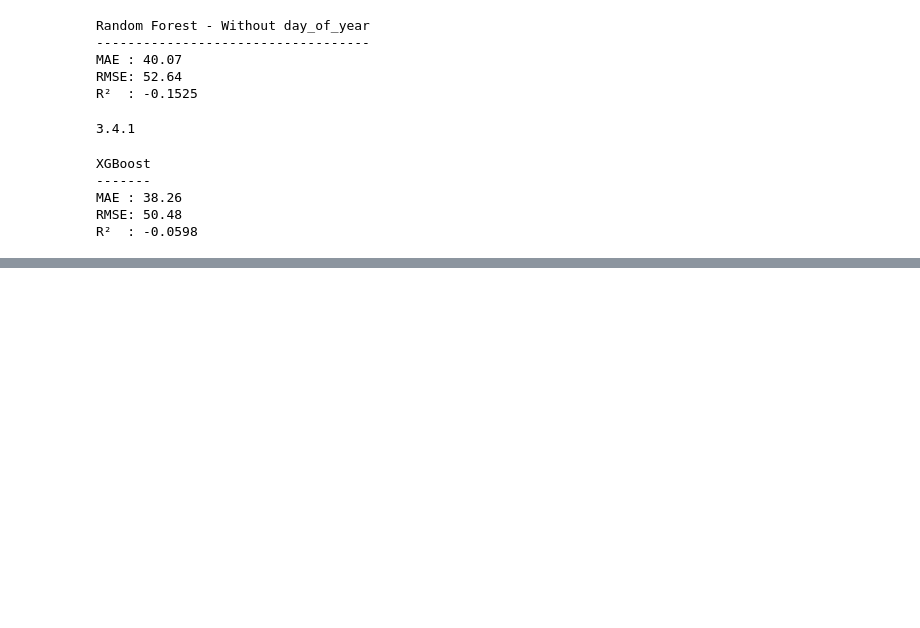
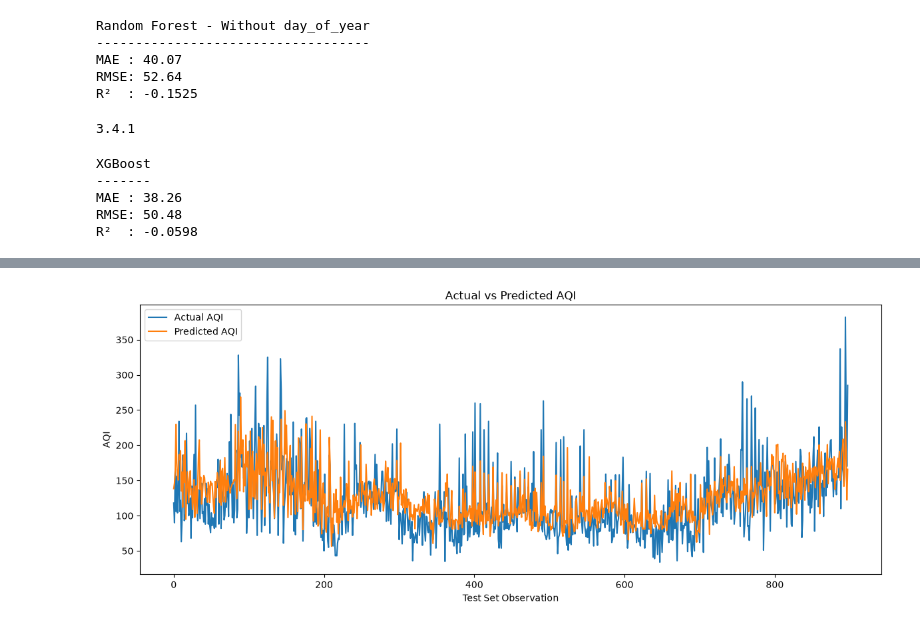
Before and after one commit to its-vaibhav34/airshield-ai, a Jupyter notebook: ml/notebooks/01_data_exploration.ipynb, the cells around one changed output, grey strips where cells are left out. Drawn from its saved outputs; the diff is of its cells as text; code cells hidden in the pictures; blank space fills up the shorter version.

```diff
--- a/ml/notebooks/01_data_exploration.ipynb
+++ b/ml/notebooks/01_data_exploration.ipynb
@@ -2011,0 +3543,25 @@ R²  : -0.0598
+# %%
+# ============================================================
+# ACTUAL VS PREDICTED AQI
+# ============================================================
+
+plt.figure(figsize=(12, 5))
+
+plt.plot(
+    y_test_roll.values,
+    label="Actual AQI"
+)
+
+plt.plot(
+    y_pred_xgb_roll,
+    label="Predicted AQI"
+)
+
+plt.title("Actual vs Predicted AQI")
+plt.xlabel("Test Set Observation")
+plt.ylabel("AQI")
+plt.legend()
+plt.tight_layout()
+plt.show()
+# %% [output]
+[figure, added]
```
Also changed, not shown: parts of 23 cells of this notebook, 3 other files.
